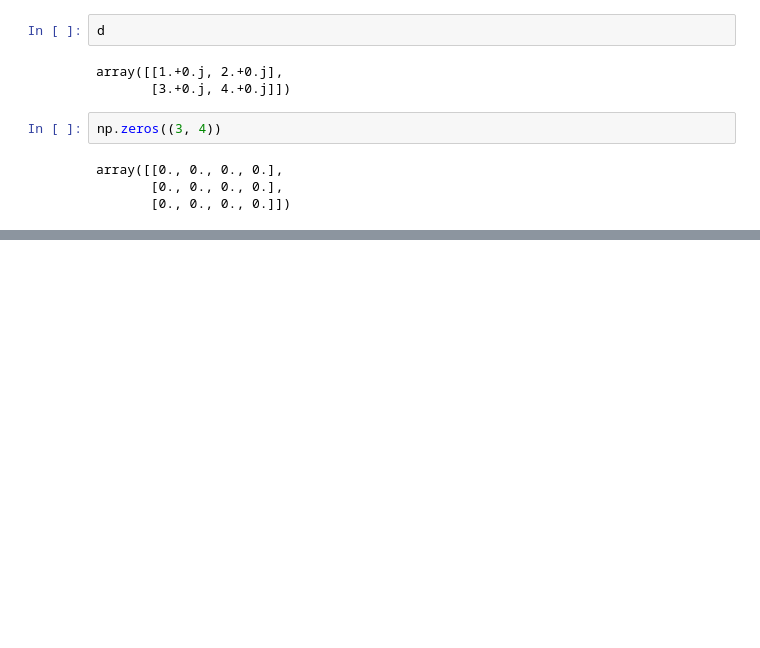
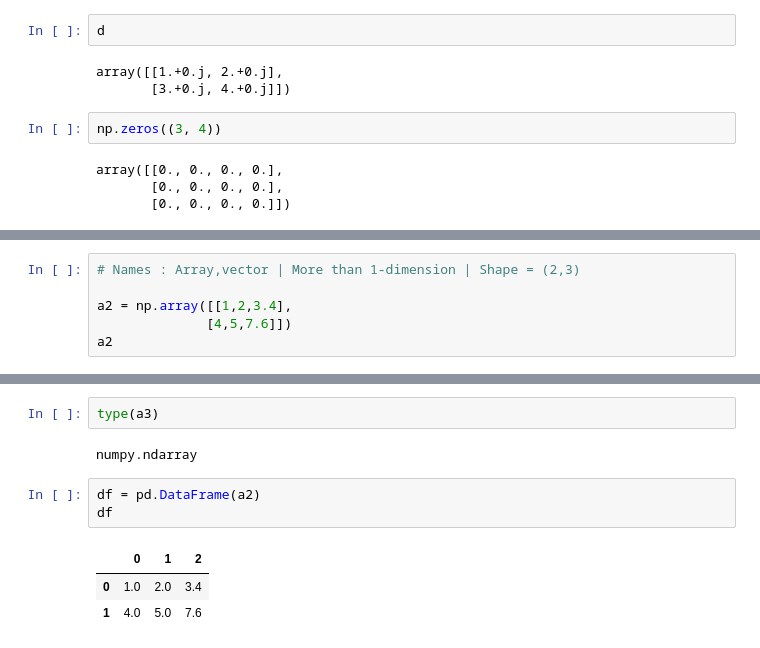
Before and after one commit to theSohanur/pandas-essential, a Jupyter notebook: pandas.notebook.ipynb, the cells around one changed output, grey strips where cells are left out. Drawn from its saved outputs; the diff is of its cells as text; blank space fills up the shorter version.

```diff
--- a/pandas.notebook.ipynb
+++ b/pandas.notebook.ipynb
@@ -1354,0 +1383,6 @@ array([[0., 0., 0., 0.],
+# %%
+# Names : Array,vector | More than 1-dimension | Shape = (2,3)
+
+a2 = np.array([[1,2,3.4],
+              [4,5,7.6]])
+a2
@@ -1354,0 +1415,11 @@ array([[0., 0., 0., 0.],
+# %%
+type(a3)
+# %% [output]
+numpy.ndarray
+# %%
+df = pd.DataFrame(a2)
+df
+# %% [output]
+|  | 0 | 1 | 2 |
+| 0 | 1.0 | 2.0 | 3.4 |
+| 1 | 4.0 | 5.0 | 7.6 |
```
Also changed, not shown: parts of 12 cells of this notebook, 1 other file.
